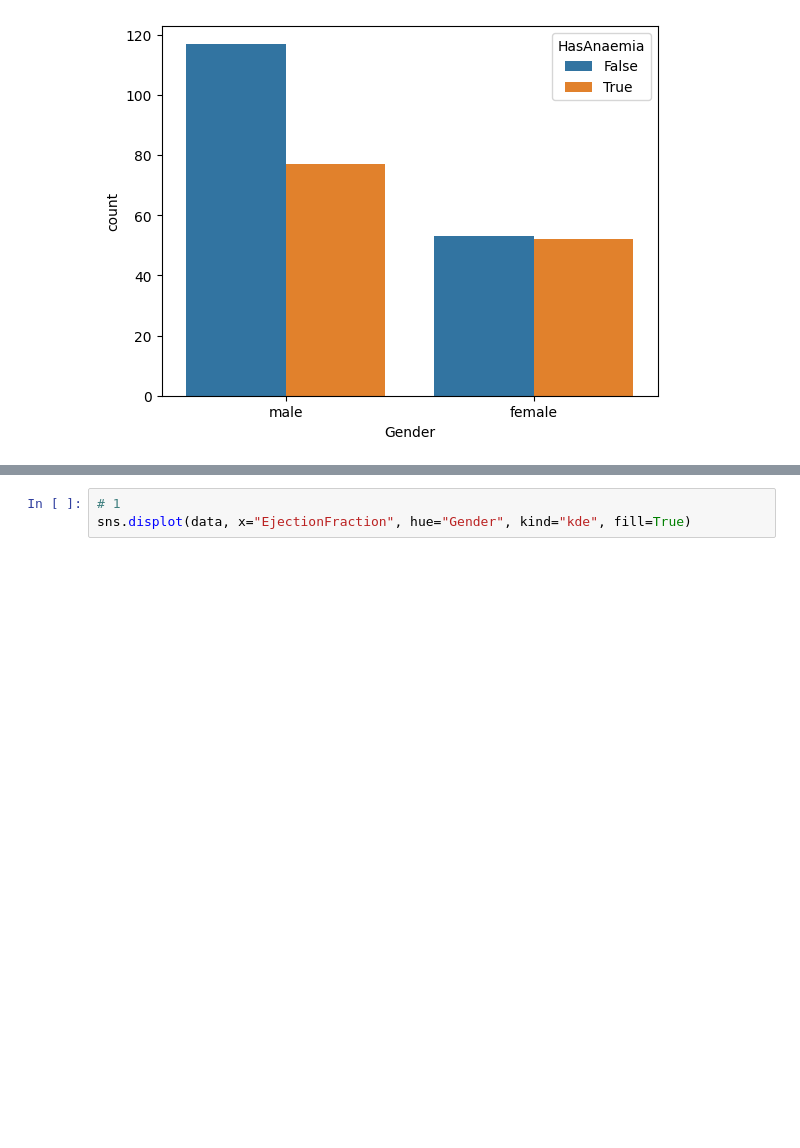
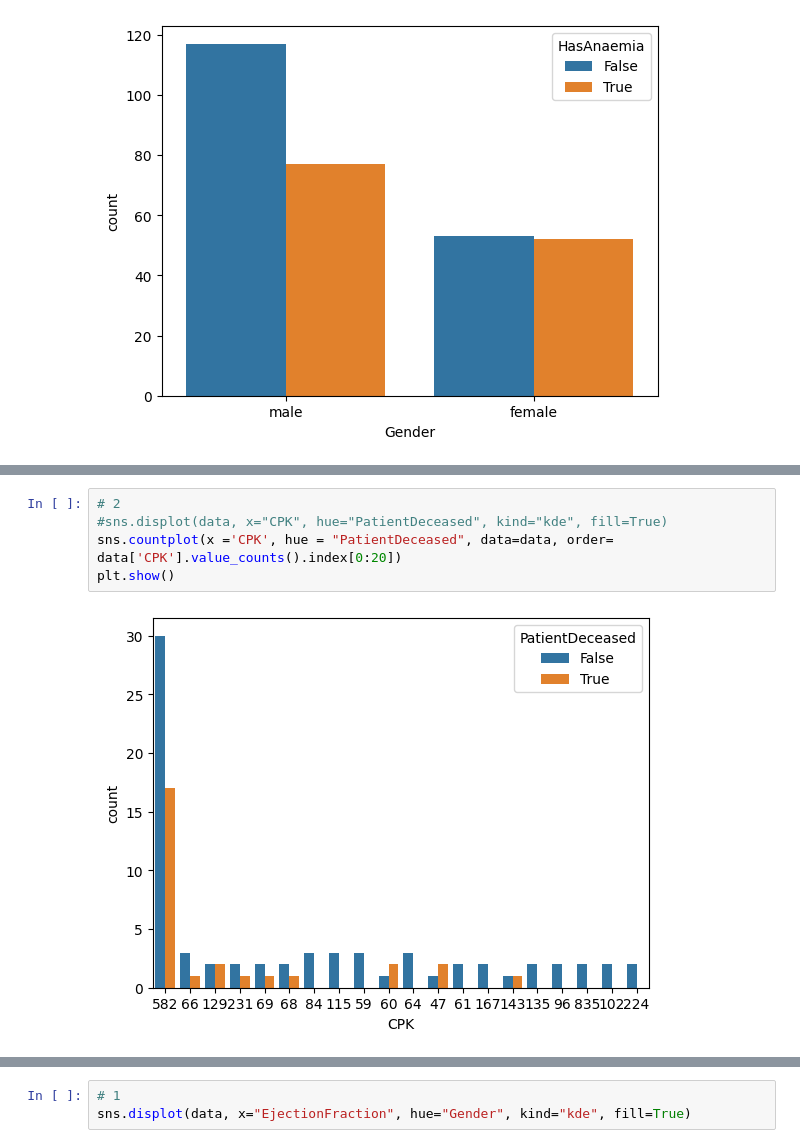
Before and after one commit to BertaVives/Analisis-de-la-insuficiencia-cardiaca, a Jupyter notebook: src/EDA.ipynb, the cells around one changed output, grey strips where cells are left out. Drawn from its saved outputs; the diff is of its cells as text; blank space fills up the shorter version.

```diff
--- a/src/EDA.ipynb
+++ b/src/EDA.ipynb
@@ -590,0 +614,7 @@ plt.show()
+# %%
+# 2
+#sns.displot(data, x="CPK", hue="PatientDeceased", kind="kde", fill=True)
+sns.countplot(x ='CPK', hue = "PatientDeceased", data=data, order= data['CPK'].value_counts().index[0:20])
+plt.show()
+# %% [output]
+[figure, added]
```
Also changed, not shown: parts of 41 cells of this notebook, 2 other files.
